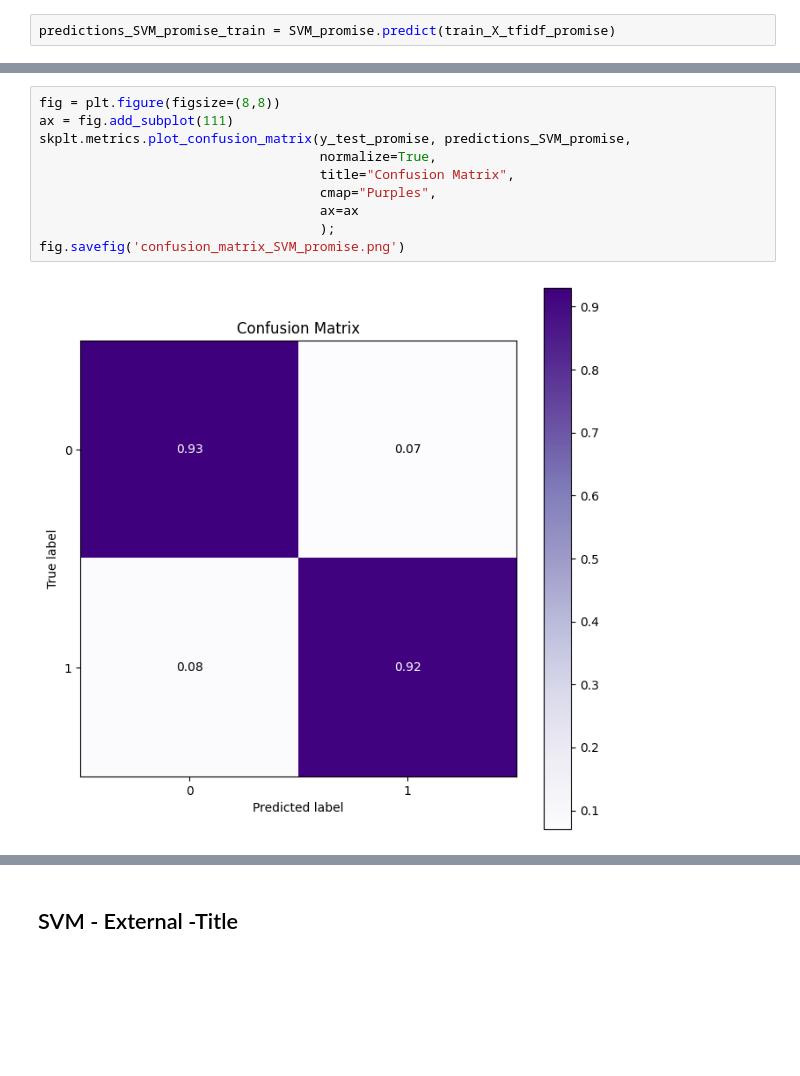
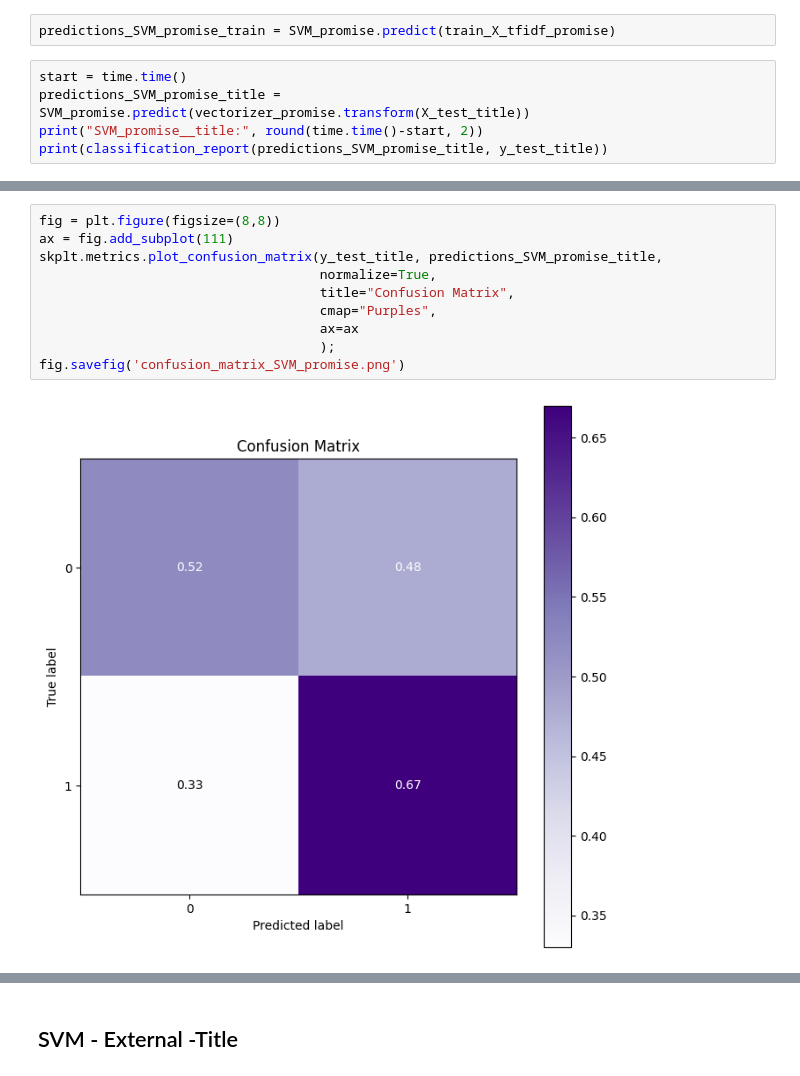
Before and after one commit to pminina01/github-security-issues, a Jupyter notebook: Models Training and Testing.ipynb, the cells around one changed output, grey strips where cells are left out. Drawn from its saved outputs; the diff is of its cells as text; blank space fills up the shorter version.

```diff
--- a/Models Training and Testing.ipynb
+++ b/Models Training and Testing.ipynb
@@ -1629,3 +1823,8 @@ print(classification_report(predictions_SVM_promise, y_test_promise))
 weighted avg       0.92      0.92      0.92       322
 # %%
 predictions_SVM_promise_train = SVM_promise.predict(train_X_tfidf_promise)
+# %%
+start = time.time()
+predictions_SVM_promise_title = SVM_promise.predict(vectorizer_promise.transform(X_test_title))
+print("SVM_promise__title:", round(time.time()-start, 2))
+print(classification_report(predictions_SVM_promise_title, y_test_title))
@@ -1632,14 +1841,14 @@ predictions_SVM_promise_train = SVM_promise.predict(train_X_tfidf_promise)
 # %%
 fig = plt.figure(figsize=(8,8))
 ax = fig.add_subplot(111)
-skplt.metrics.plot_confusion_matrix(y_test_promise, predictions_SVM_promise,
+skplt.metrics.plot_confusion_matrix(y_test_title, predictions_SVM_promise_title,
                                     normalize=True,
                                     title="Confusion Matrix",
                                     cmap="Purples",
                                     ax=ax
                                     );
 fig.savefig('confusion_matrix_SVM_promise.png')
 # %% [output]
-[figure, old version]
+[figure, new version]
 # %%
 train_fpr, train_tpr, tr_thresholds = roc_curve(y_train_promise, predictions_SVM_promise_train)
```
Also changed, not shown: parts of 136 cells of this notebook.
